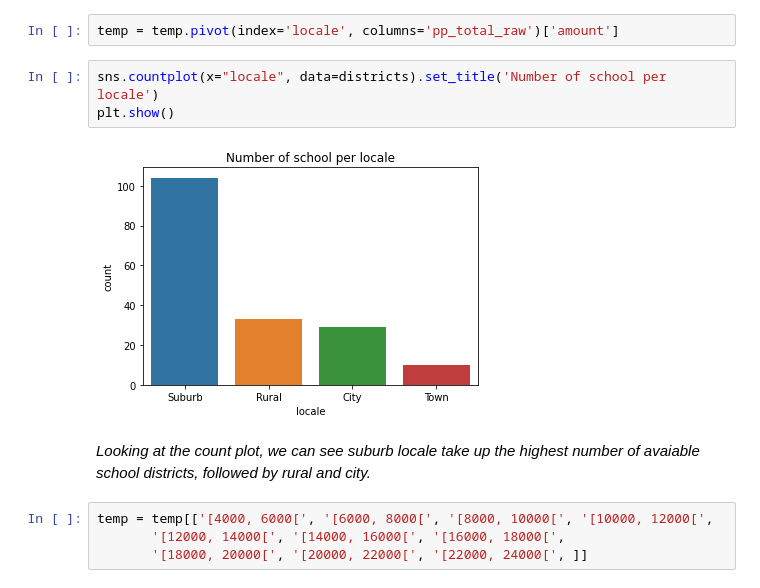
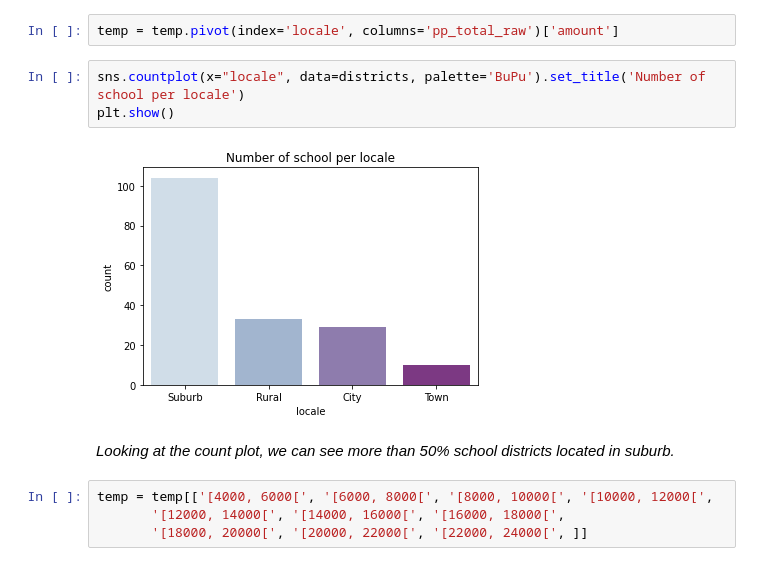
Before and after one commit to tramyynt/COVID-19-impact-on-Digital-Learning, a Jupyter notebook: Covid_19_Impact_on_Digital_Learning_.ipynb, the cells around one changed output. Drawn from its saved outputs; the diff is of its cells as text.

```diff
--- a/Covid_19_Impact_on_Digital_Learning_.ipynb
+++ b/Covid_19_Impact_on_Digital_Learning_.ipynb
@@ -264,12 +265,12 @@ temp = temp.reset_index(drop=False)
 # %%
 temp = temp.pivot(index='locale', columns='pp_total_raw')['amount']
 # %%
-sns.countplot(x="locale", data=districts).set_title('Number of school per locale')
+sns.countplot(x="locale", data=districts, palette='BuPu').set_title('Number of school per locale')
 plt.show()
 # %% [output]
-[figure, old version]
+[figure, new version]
 # %% [markdown]
-*Looking at the count plot, we can see suburb locale take up the highest number of avaiable school districts, followed by rural and city.*
+*Looking at the count plot, we can see more than 50% school districts located in suburb.*
 # %%
 temp = temp[['[4000, 6000[', '[6000, 8000[', '[8000, 10000[', '[10000, 12000[',
        '[12000, 14000[', '[14000, 16000[', '[16000, 18000[',
```
Also changed, not shown: parts of 15 cells of this notebook.
